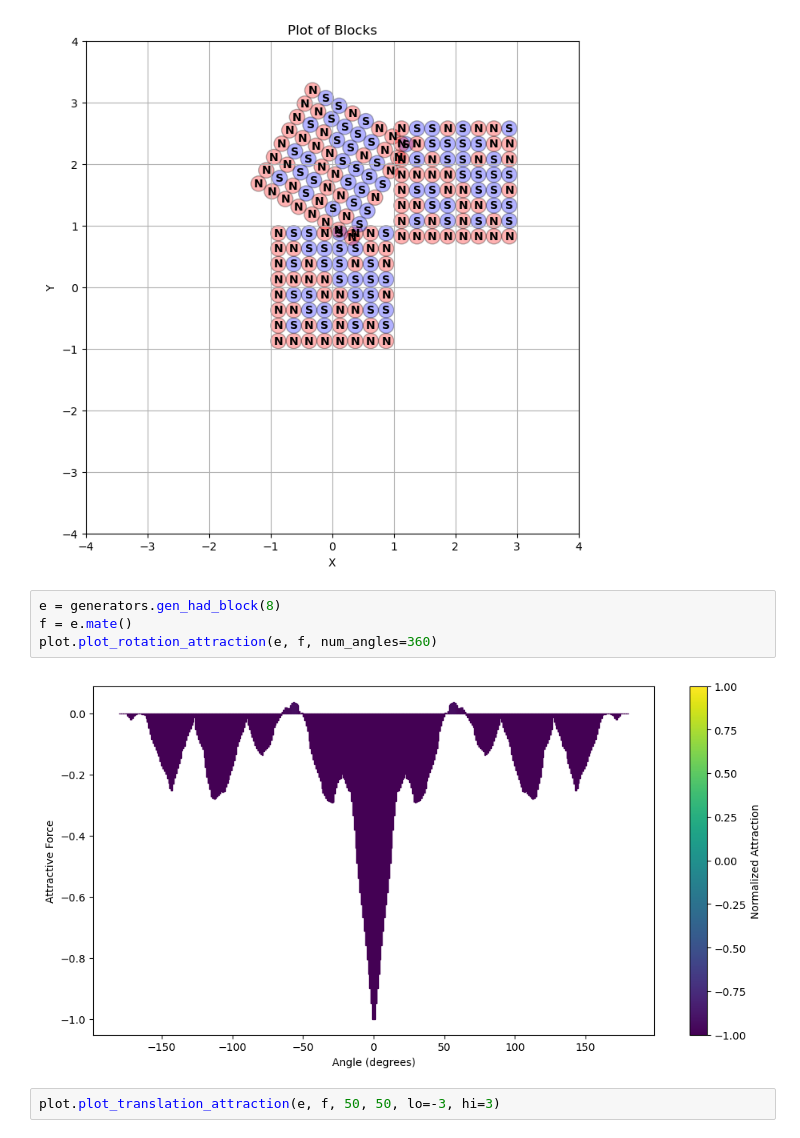
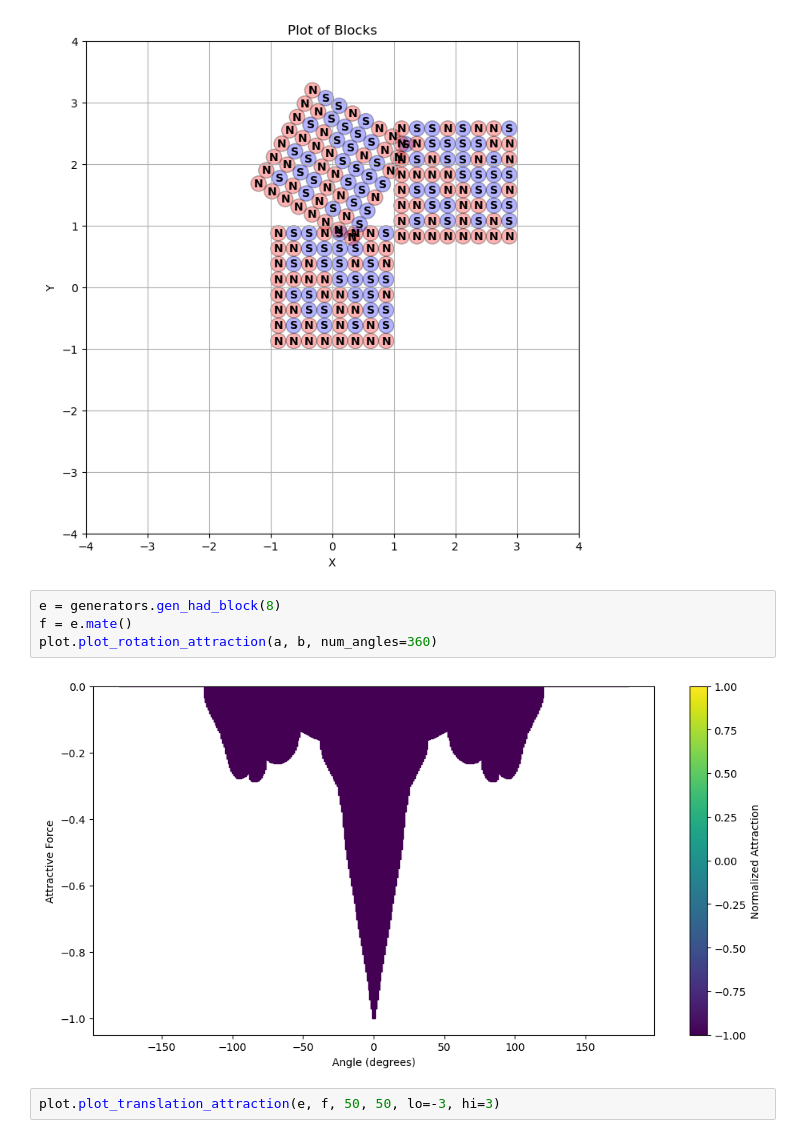
Before and after one commit to ProgrammableMatterLab/code-theory, a Jupyter notebook: test.ipynb, the cells around one changed output. Cells and saved outputs as stored; diff of their text form.

```diff
--- a/test.ipynb
+++ b/test.ipynb
@@ -84,9 +150,9 @@ plot.plot_faces([a, b, c], zoom_factor=4)
 # %%
 e = generators.gen_had_block(8)
 f = e.mate()
-plot.plot_rotation_attraction(e, f, num_angles=360)
+plot.plot_rotation_attraction(a, b, num_angles=360)
 # %% [output]
-[figure, old version]
+[figure, new version]
 # %%
 plot.plot_translation_attraction(e, f, 50, 50, lo=-3, hi=3)
 # %% [output]
```
Also changed, not shown: parts of 3 cells of this notebook.
